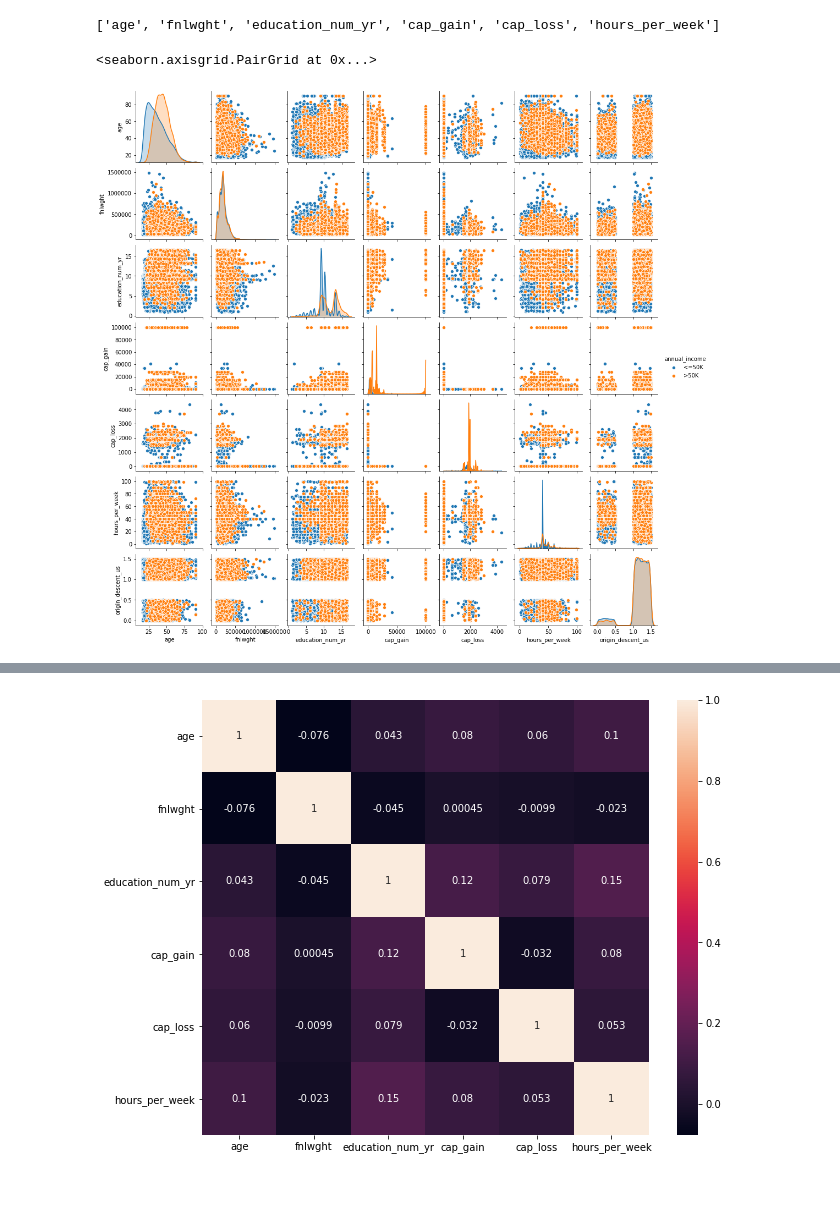
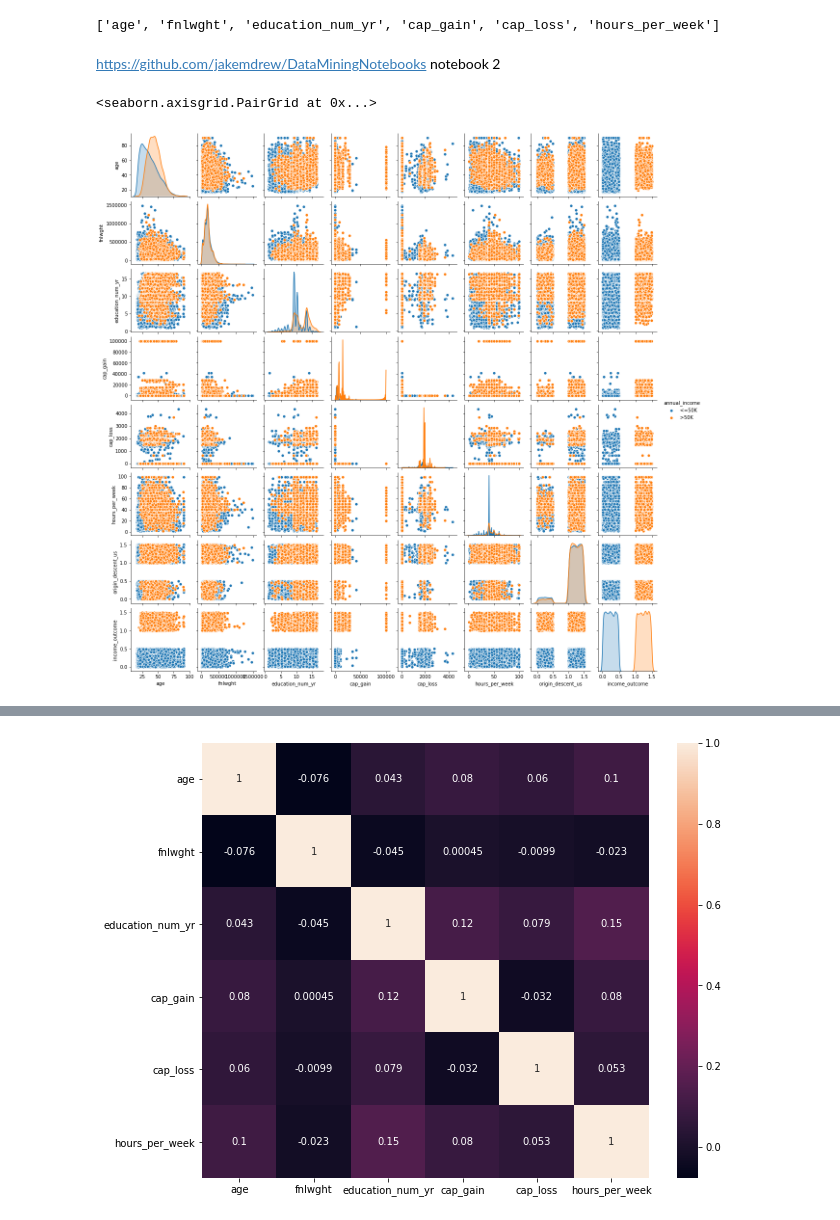
Before and after one commit to andrewmejia600/MSDS7331, a Jupyter notebook: Lab_1_95_census_data.ipynb, the cells around one changed output, grey strips where cells are left out. Saved outputs shown, nothing was run; the diff lists cells and outputs as text; code cells hidden in the pictures; blank space fills up the shorter version.

```diff
--- a/Lab_1_95_census_data.ipynb
+++ b/Lab_1_95_census_data.ipynb
@@ -247,7 +247,8 @@ raw_census_95_data.head(n=5)
 Let's make a few new catagorical features to simplify and compare the statitisification.
 # %%
 annual_income_dict = {'<=50K' : 0, '>50K' : 1}
-raw_census_95_data['income_outcome'] = str(raw_census_95_data.annual_income.map(annual_income_dict))
+raw_census_95_data['income_outcome'] = raw_census_95_data.annual_income.map(annual_income_dict)
+raw_census_95_data['income_outcome'] = raw_census_95_data.income_outcome.astype('object')
 # %%
 raw_census_95_data['level_of_employ'] = raw_census_95_data.hours_per_week.apply(lambda x: 'FT' if x >= 40 else 'PT')
 # %%
@@ -451,14 +452,18 @@ continous_features = list(raw_census_95_data.select_dtypes(include='int64').colu
 print(continous_features)
 # %% [output]
 ['age', 'fnlwght', 'education_num_yr', 'cap_gain', 'cap_loss', 'hours_per_week']
+# %% [markdown]
+https://github.com/jakemdrew/DataMiningNotebooks
+notebook 2
 # %%
 cmap = sns.diverging_palette(220, 10, as_cmap=True)
 # %%
 continous_feat_jitter = raw_census_95_data.copy()
 continous_feat_jitter['origin_descent_us'] = continous_feat_jitter.origin_descent_us.astype('int64')
+continous_feat_jitter['income_outcome'] = continous_feat_jitter.income_outcome.astype('int64')
 continous_features_jitter = list(continous_feat_jitter.select_dtypes(include='int64').columns)
-continous_feat_jitter[continous_features_jitter] = continous_feat_jitter[continous_features_jitter].values + np.random.rand(len(continous_feat_jitter),7)/2
+continous_feat_jitter[continous_features_jitter] = continous_feat_jitter[continous_features_jitter].values + np.random.rand(len(continous_feat_jitter),8)/2
 sns.pairplot(continous_feat_jitter,hue = 'annual_income', height=2)
 # %% [output]
 <seaborn.axisgrid.PairGrid at 0x...>
-[figure, old version]
+[figure, new version]
```
Also changed, not shown: parts of 9 cells of this notebook.
